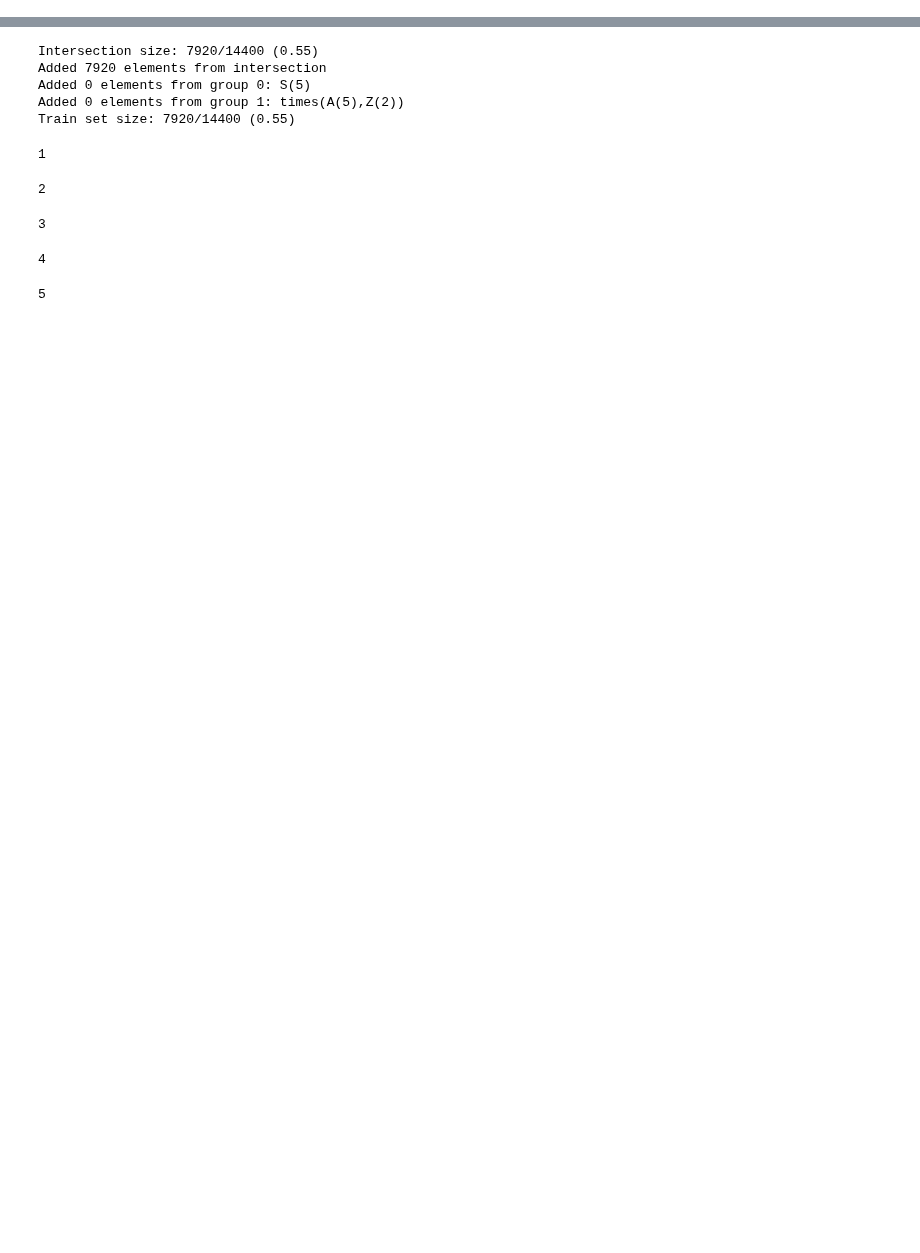
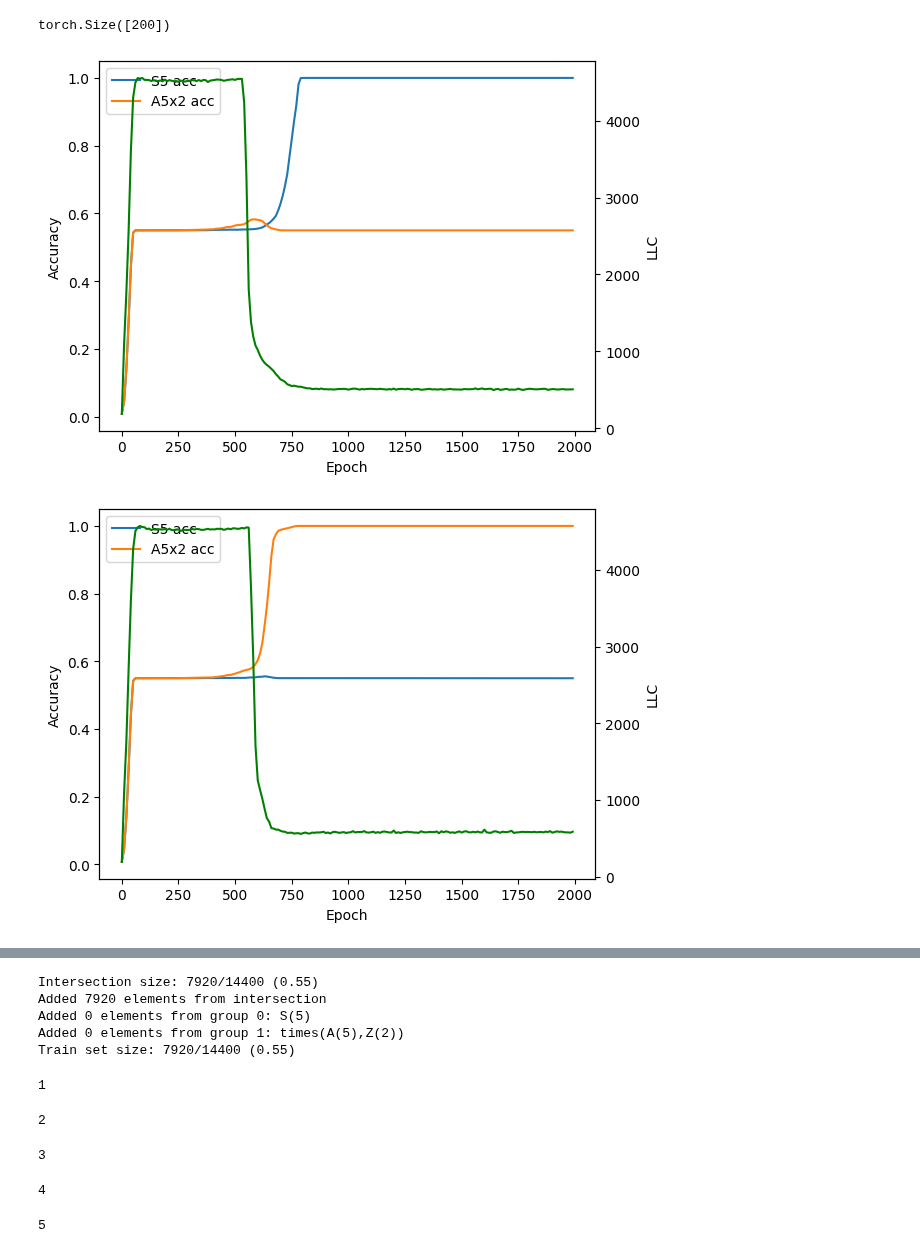
Before and after one commit to LouisYRYJ/Finite-groups, a Jupyter notebook: notebooks/scratch/llc_save.ipynb, the cells around one changed output, grey strips where cells are left out. Saved outputs shown, nothing was run; the diff lists cells and outputs as text; code cells hidden in the pictures; blank space fills up the shorter version.

```diff
--- a/notebooks/scratch/llc_save.ipynb
+++ b/notebooks/scratch/llc_save.ipynb
@@ -31,0 +33,3 @@ models, params = load_models(path, sel=0)
+# %%
+data = GroupData(params)
+loss_dict = test_loss(models[-1].to(device), data)
@@ -31,0 +53,28 @@ models, params = load_models(path, sel=0)
+# %%
+LLC_PARAMS = {
+    'eps': 8e-4,
+    'beta': 1e3,
+    'gamma': 1.,
+    'chains': 3,
+    'cbatch_size': 1,
+    # 'chains': 1,
+    # 'cbatch_size': 1,
+    'replacement': False,
+    'behavioral': False,
+    'epochs': 3000,
+}
+# %%
+llcs = dict()
+g0_accs = dict()
+g1_accs = dict()
+# %%
+# for inst in [i0, i1, i2]:
+for inst in [i2]:
+    import gc; gc.collect()
+    t.cuda.empty_cache()
+    inst_models = MLP2.stack([model[inst].to(device) for model in tqdm(models, desc='stacking')]).to(device)
+    loss_dict = test_loss(inst_models, data)
+    g0_accs[inst] = loss_dict['G0_acc']
+    g1_accs[inst] = loss_dict['G1_acc']
+    llc , traces = get_llc(inst_models, data, **LLC_PARAMS)
+    llcs[inst] = llc
@@ -31,0 +83,20 @@ models, params = load_models(path, sel=0)
+# %%
+loss_dict['G0_acc'].shape
+# %% [output]
+torch.Size([200])
+# %%
+epochs = np.arange(0, 2000, 10)
+for inst in llcs.keys():
+    fig, ax1 = plt.subplots()
+    ax1.plot(epochs, g0_accs[inst].detach().cpu(), label='S5 acc')
+    ax1.plot(epochs, g1_accs[inst].detach().cpu(), label='A5x2 acc')
+    ax1.legend()
+    ax1.set_ylabel('Accuracy')
+    ax1.set_xlabel('Epoch')
+    ax2 = ax1.twinx()
+    ax2.plot(epochs, llcs[inst].detach().cpu(), c='green')
+    ax2.set_ylabel('LLC')
+    plt.show()
+# %% [output]
+[figure, added]
+[figure, added]
```
Also changed, not shown: parts of 5 cells of this notebook, 1 other file.
